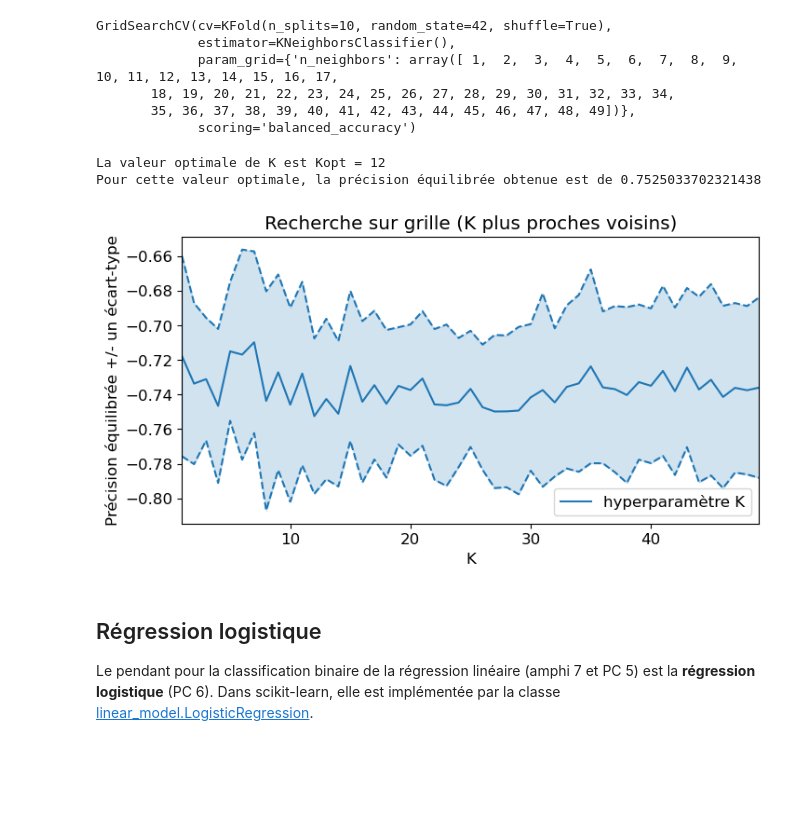
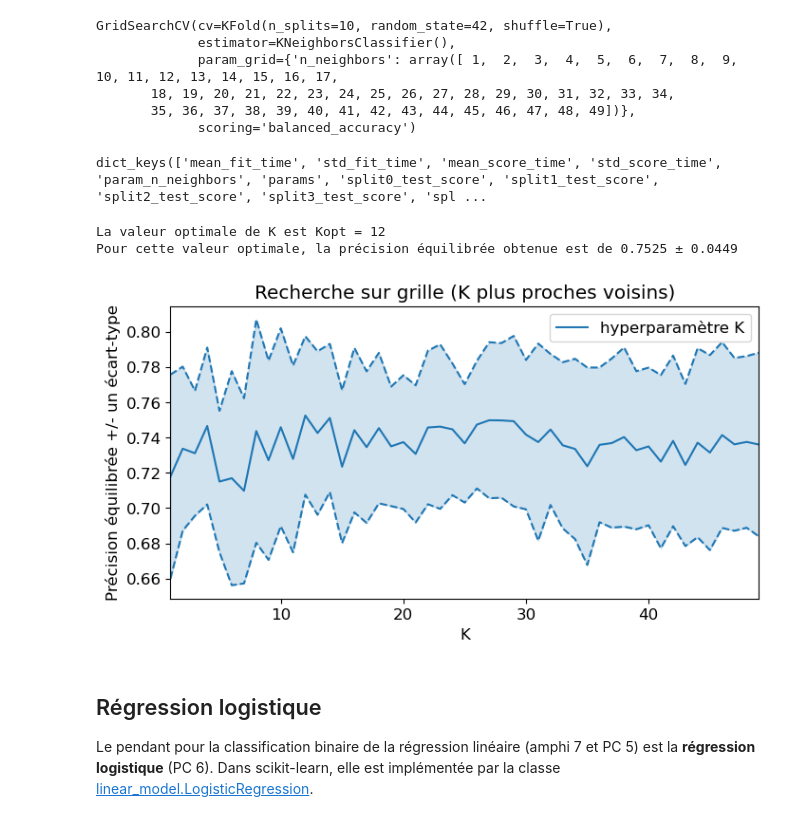
Before and after one commit to bavrillon/Projets_UE21, a Jupyter notebook: DATA/Projet_GR28.ipynb, the cells around one changed output. Cells and saved outputs as stored; diff of their text form; code cells hidden in the pictures; blank space fills up the shorter version.

```diff
--- a/DATA/Projet_GR28.ipynb
+++ b/DATA/Projet_GR28.ipynb
@@ -369,13 +369,13 @@ Ks = np.arange(1,50, 1,'int')
 knn = KNeighborsClassifier()
 
 # Instantier la recherche sur grille
-grid = model_selection.GridSearchCV(knn, {'n_neighbors': Ks},
+grid_knn = model_selection.GridSearchCV(knn, {'n_neighbors': Ks},
                                     cv=kf, # on utilise les folds déjà définis
                                     scoring='balanced_accuracy'
                                    )
 
 # Utiliser la recherche sur grille
-grid.fit(X_scaled, y_train_risk_vs_norisk)
+grid_knn.fit(X_scaled, y_train_risk_vs_norisk)
 # %% [output]
 GridSearchCV(cv=KFold(n_splits=10, random_state=42, shuffle=True),
              estimator=KNeighborsClassifier(),
@@ -383,45 +383,47 @@ GridSearchCV(cv=KFold(n_splits=10, random_state=42, shuffle=True),
        18, 19, 20, 21, 22, 23, 24, 25, 26, 27, 28, 29, 30, 31, 32, 33, 34,
        35, 36, 37, 38, 39, 40, 41, 42, 43, 44, 45, 46, 47, 48, 49])},
              scoring='balanced_accuracy')
+# %%
+grid_knn.cv_results_.keys()
+# %% [output]
+dict_keys(['mean_fit_time', 'std_fit_time', 'mean_score_time', 'std_score_time', 'param_n_neighbors', 'params', 'split0_test_score', 'split1_test_score', 'split2_test_score', 'split3_test_score', 'spl ...
 # %%
-# Affichage des résultats de l'exploration de la grille
-
-grid.cv_results_.keys()
+# Affichage des résultats de l'exploration de la grille de valeurs de K pour l'algo des K plus proches voisins
 
 plt.figure(figsize=(8, 4))
 
-ba = -grid.cv_results_['mean_test_score']
-std_error = grid.cv_results_['std_test_score']
+ba_knn = grid_knn.cv_results_['mean_test_score']
+std_error_knn = grid_knn.cv_results_['std_test_score']
 
-# afficher les RMSE avec une échelle logarithmique pour les abscisses :
-plt.plot(grid.cv_results_['param_n_neighbors'], ba,
+# afficher les précisions équilibrées avec une échelle logarithmique pour les abscisses :
+plt.plot(grid_knn.cv_results_['param_n_neighbors'], ba_knn,
              label="hyperparamètre K", color='tab:blue')
-plt.plot(grid.cv_results_['param_n_neighbors'], ba + std_error,
+plt.plot(grid_knn.cv_results_['param_n_neighbors'], ba_knn + std_error_knn,
              color='tab:blue', linestyle='dashed')
-plt.plot(grid.cv_results_['param_n_neighbors'], ba - std_error,
+plt.plot(grid_knn.cv_results_['param_n_neighbors'], ba_knn - std_error_knn,
              color='tab:blue', linestyle='dashed')
 
 # colorer l'espace entre les courbes représentant les écarts-types
-plt.fill_between(Ks, (ba + std_error), (ba - std_error),
+plt.fill_between(Ks, (ba_knn + std_error_knn), (ba_knn - std_error_knn),
                  color='tab:blue',
                  alpha=0.2, # contrôle la transparence
                 )
 
 # Mise en forme
 plt.xlabel("K")
 plt.ylabel("Précision équilibrée +/- un écart-type")
 plt.xlim([Ks[0], Ks[-1]])
 plt.title("Recherche sur grille (K plus proches voisins)")
 plt.legend(loc='best')
 
-# Recherche valeur optimale de K, minimisannt la RMSE Kopt
-Kopt = grid.best_params_['n_neighbors']
+# Recherche valeur optimale de K, maximisant la précision équilibrée Kopt
+Kopt = grid_knn.best_params_['n_neighbors']
 print(f"La valeur optimale de K est Kopt = {Kopt}")
-print(f"Pour cette valeur optimale, la précision équilibrée obtenue est de {grid.cv_results_['mean_test_score'][Kopt-1]}")
+print(f"Pour cette valeur optimale, la précision équilibrée obtenue est de {grid_knn.best_score_:.4f} ± {std_error_knn[grid_knn.best_index_]:.4f}")
 # %% [output]
 La valeur optimale de K est Kopt = 12
-Pour cette valeur optimale, la précision équilibrée obtenue est de 0.7525033702321438
+Pour cette valeur optimale, la précision équilibrée obtenue est de 0.7525 ± 0.0449
-[figure, old version]
+[figure, new version]
 # %% [markdown]
 ## Régression logistique
 Le pendant pour la classification binaire de la régression linéaire (amphi 7 et PC 5) est la __régression logistique__ (PC 6). Dans scikit-learn, elle est implémentée par la classe [linear_model.LogisticRegression](https://scikit-learn.org/stable/modules/generated/sklearn.linear_model.LogisticRegression.html).
```
Also changed, not shown: parts of 8 cells of this notebook.
